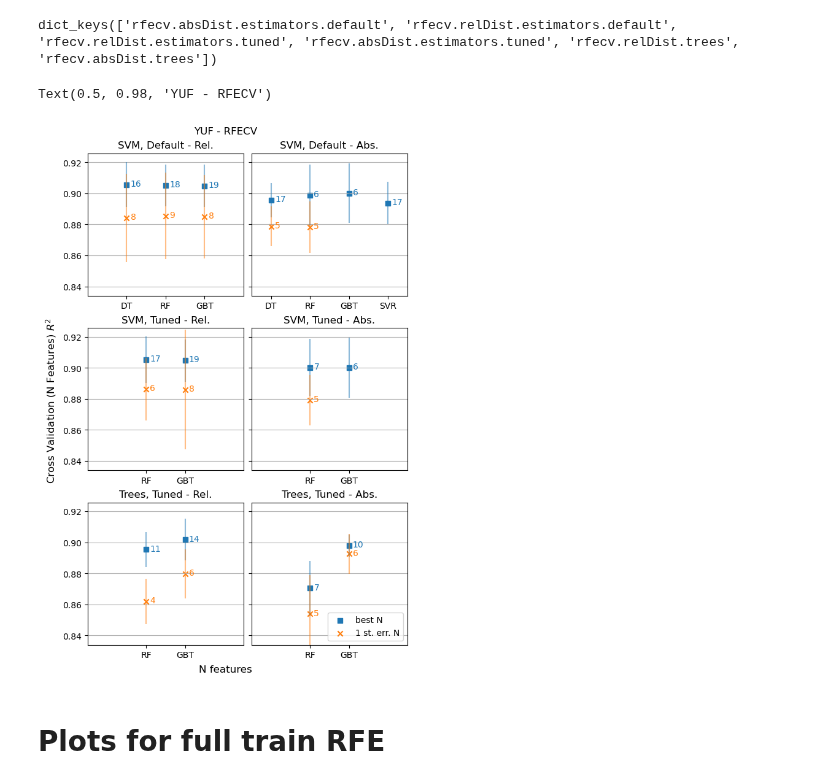
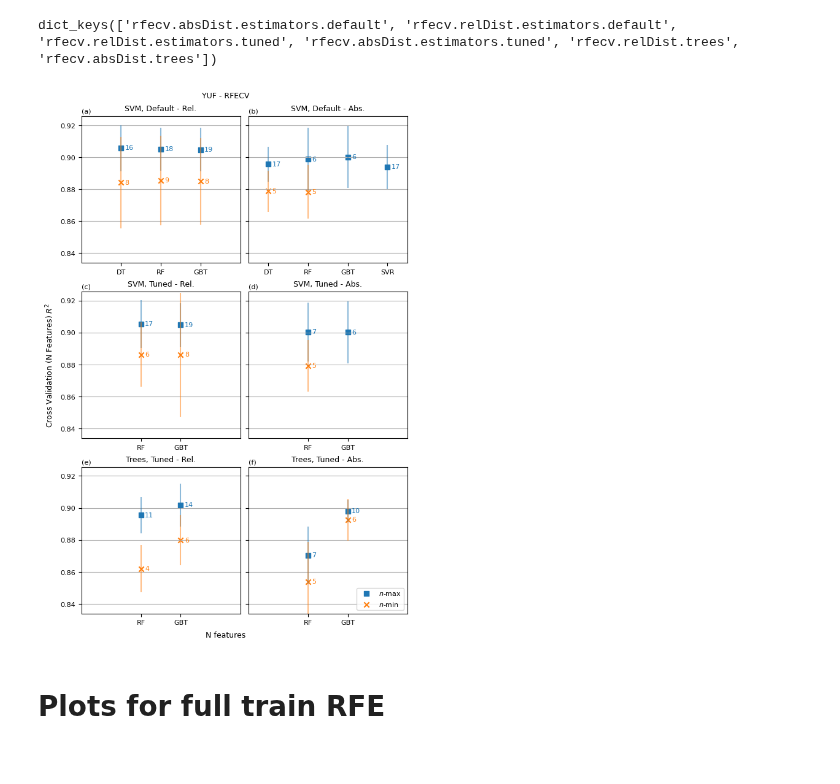
Before and after one commit to armstrong06/featmag, a Jupyter notebook: notebooks_feature_selection/RFE_YUF_results.ipynb, the cells around one changed output. Saved outputs shown, nothing was run; the diff lists cells and outputs as text; code cells hidden in the pictures.

Commit message:
update YUF rfe exploration summary figures

```diff
--- a/notebooks_feature_selection/RFE_YUF_results.ipynb
+++ b/notebooks_feature_selection/RFE_YUF_results.ipynb
@@ -65,4 +65,19 @@ rfe.full.absDist.trees
 rfe.full.relDist.trees
 # %% [markdown]
 # Plots for RFECV
+# %%
+SMALL_SIZE=8
+MEDIUM_SIZE=9
+LARGE_SIZE=9
+plt.rc('font', size=SMALL_SIZE)          # controls default text sizes
+plt.rc('axes', titlesize=MEDIUM_SIZE)     # fontsize of the axes title
+plt.rc('axes', labelsize=MEDIUM_SIZE)    # fontsize of the x and y labels
+plt.rc('xtick', labelsize=SMALL_SIZE)    # fontsize of the tick labels
+plt.rc('ytick', labelsize=SMALL_SIZE)    # fontsize of the tick labels
+plt.rc('legend', fontsize=SMALL_SIZE)    # legend fontsize
+plt.rc('figure', titlesize=LARGE_SIZE)  # fontsize of the figure title
+plt.rc('figure', labelsize=MEDIUM_SIZE)
+# %%
+best_N_label = '$\it{n}$-max'
+oste_N_label = '$\it{n}$-min'
 # %%
@@ -195,36 +215,40 @@ for outer_k_ind, outer_key in enumerate(outer_keys_order):
         results = outer_dict[inner_key]
         best_N = results['best_N']
         best_N_mean = results['best_N_score']
         best_N_std = np.std(np.array(results['N_scores'])[:, best_N-1])
-        ax.scatter(inner_k_ind, best_N_mean, marker=best_sym, color=best_color, label = label_pref+'best N')
+        ax.scatter(inner_k_ind, best_N_mean, marker=best_sym, color=best_color, label = label_pref+best_N_label)
         ax.vlines(inner_k_ind, best_N_mean-best_N_std, best_N_mean+best_N_std, color=best_color, alpha=0.5)
         ax.text(inner_k_ind+0.1, best_N_mean-0.001, best_N, color=best_color)
         oste_N = results['oste_N']
         if best_N != oste_N:
             oste_N_mean = results['oste_N_score']
             oste_N_std = np.std(np.array(results['N_scores'])[:, oste_N-1])
-            ax.scatter(inner_k_ind, oste_N_mean, marker=oste_sym, color=oste_color, label=label_pref+'1 st. err. N')
+            ax.scatter(inner_k_ind, oste_N_mean, marker=oste_sym, color=oste_color, label=label_pref+oste_N_label)
             ax.vlines(inner_k_ind, oste_N_mean-oste_N_std, oste_N_mean+oste_N_std, color=oste_color, alpha=0.5)
             ax.text(inner_k_ind+0.1, oste_N_mean-0.001, oste_N, color=oste_color)
 
     ax.set_ylim([min_score-0.02, max_score+0.02])
     if outer_k_ind % n_cols > 0:
          ax.set_yticklabels([])
     ax.set_xticks(np.arange(n_inner_dsets),
             xtick_labels,
             rotation=0)
     offset = (max_n_inner_dset - n_inner_dsets)
     if offset > 0:
          offset /= 2
     ax.set_xlim([-offset-0.5, (n_inner_dsets-1)+offset+0.5])
     ax.set_title(short_titles[outer_key])
     ax.grid(axis='y')
+
+splabels = ['(a)', '(b)', '(c)', '(d)', '(e)', '(f)']
+for i, ax in enumerate(axes):
+     ax.text(0, 1.02, splabels[i], transform=ax.transAxes)
 ax.legend(loc='lower right')
 fig.supxlabel("N features")
 fig.supylabel("Cross Validation (N Features) $R^2$")
 fig.suptitle("YUF - RFECV")
+fig.savefig('../figures/rfeSelection_rfecvSummary.png', dpi=300)
 # %% [output]
-Text(0.5, 0.98, 'YUF - RFECV')
-[figure, old version]
+[figure, new version]
 # %% [markdown]
 # Plots for full train RFE
```
Also changed, not shown: parts of 9 cells of this notebook, 3 other files.
